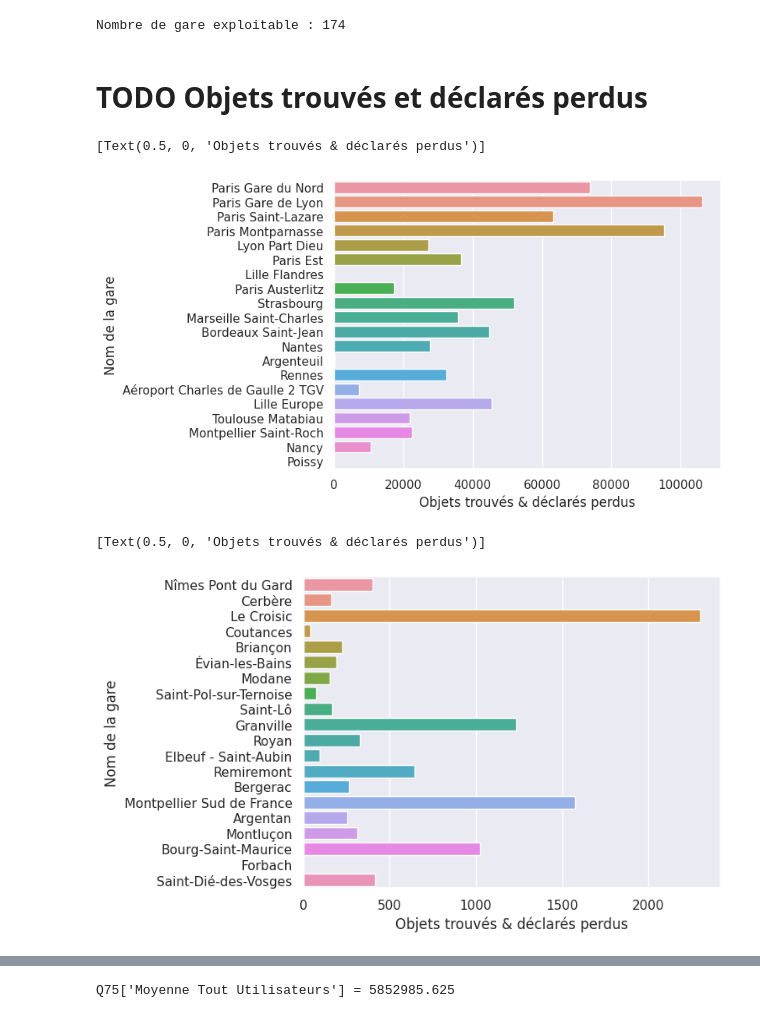
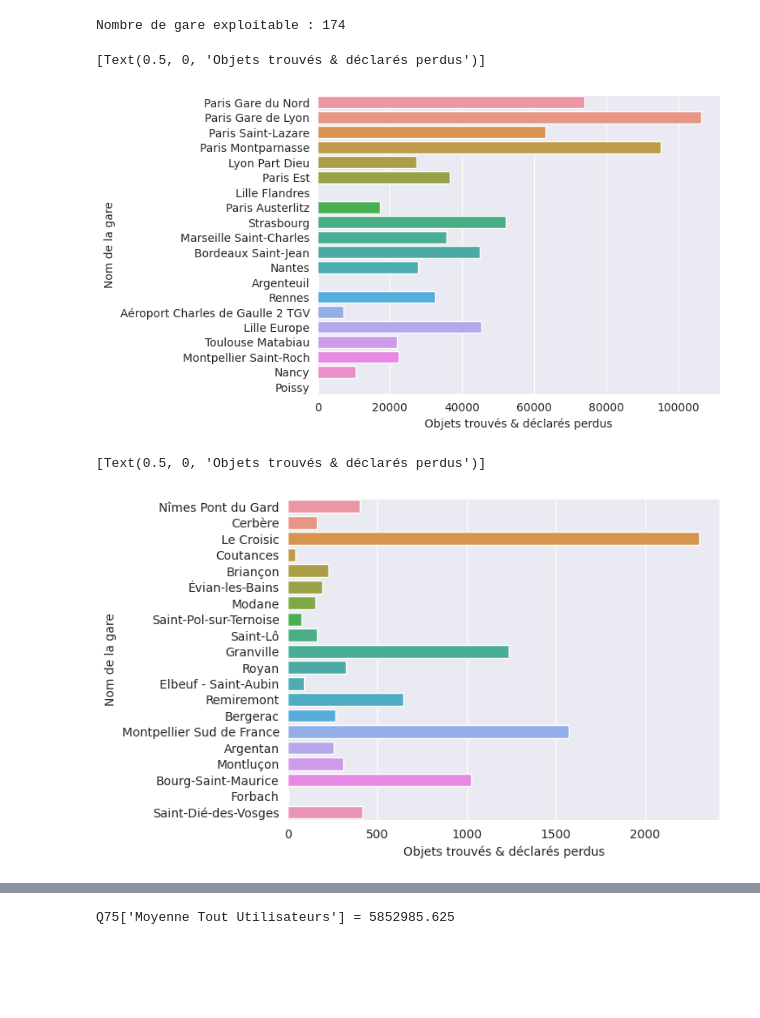
Before and after one commit to EdouardQ/H3Python, a Jupyter notebook: sncf.ipynb, the cells around one changed output, grey strips where cells are left out. Drawn from its saved outputs; the diff is of its cells as text; code cells hidden in the pictures; blank space fills up the shorter version.

```diff
--- a/sncf.ipynb
+++ b/sncf.ipynb
@@ -228,16 +228,14 @@ data = data[data['Objets trouvés et déclarés perdus'] > 0]
 print("Nombre de gare exploitable :", len(data))
 # %% [output]
 Nombre de gare exploitable : 174
-# %% [markdown]
-# TODO Objets trouvés et déclarés perdus
 # %%
-sb.barplot(data=data.nlargest(20, "Moyenne Tout Utilisateurs"), x=data['Objets Trouvés'] + data['Pertes Déclarées'], y="Nom de la gare").set(xlabel="Objets trouvés & déclarés perdus")
+sb.barplot(data=data.nlargest(20, "Moyenne Tout Utilisateurs"), x="Objets trouvés et déclarés perdus", y="Nom de la gare").set(xlabel="Objets trouvés & déclarés perdus")
 # %% [output]
 [Text(0.5, 0, 'Objets trouvés & déclarés perdus')]
-[figure, old version]
+[figure, new version]
 # %%
-sb.barplot(data=data.nsmallest(20, "Moyenne Tout Utilisateurs"), x=data['Objets Trouvés'] + data['Pertes Déclarées'], y="Nom de la gare").set(xlabel="Objets trouvés & déclarés perdus")
+sb.barplot(data=data.nsmallest(20, "Moyenne Tout Utilisateurs"), x="Objets trouvés et déclarés perdus", y="Nom de la gare").set(xlabel="Objets trouvés & déclarés perdus")
 # %% [output]
 [Text(0.5, 0, 'Objets trouvés & déclarés perdus')]
-[figure, old version]
+[figure, new version]
 # %%
```
Also changed, not shown: parts of 3 cells of this notebook.
